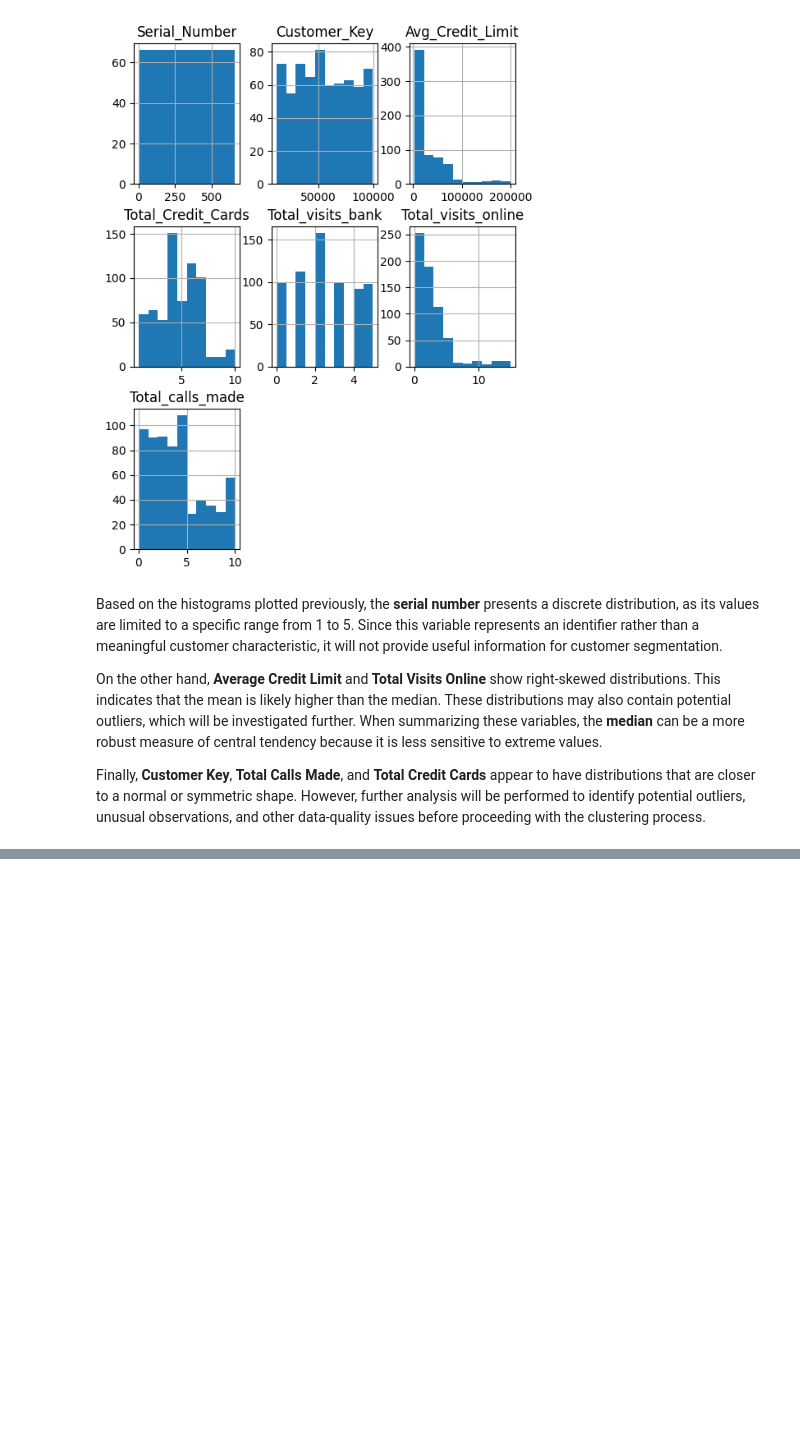
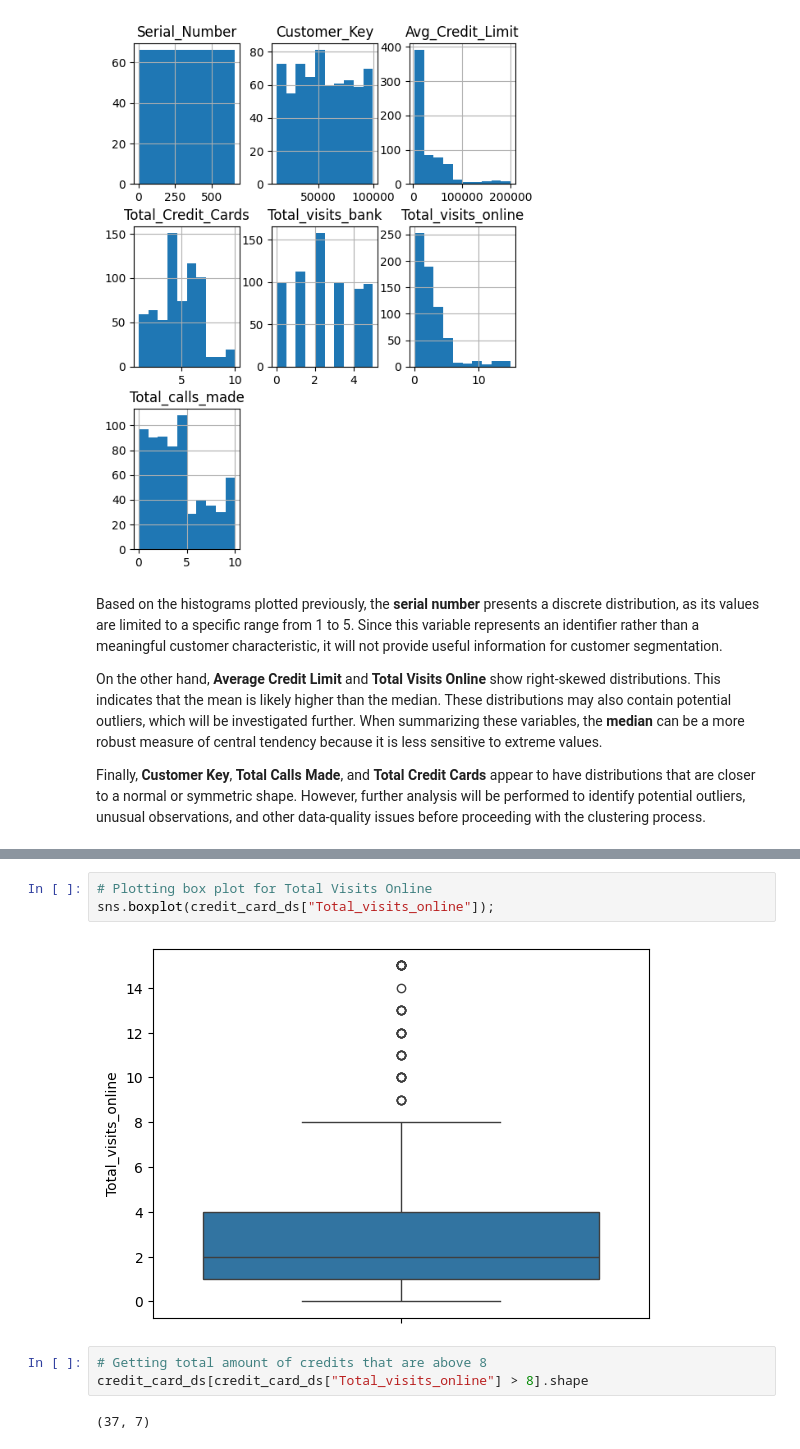
Before and after one commit to Alaninja1209/credit-card-customer-segmentation, a Jupyter notebook: CreditCard_CS_Cleaning_Stage.ipynb, the cells around one changed output, grey strips where cells are left out. Drawn from its saved outputs; the diff is of its cells as text; blank space fills up the shorter version.

```diff
--- a/CreditCard_CS_Cleaning_Stage.ipynb
+++ b/CreditCard_CS_Cleaning_Stage.ipynb
@@ -169,0 +192,10 @@ Finally, **Customer Key**, **Total Calls Made**, and **Total Credit Cards** appe
+# %%
+# Plotting box plot for Total Visits Online
+sns.boxplot(credit_card_ds["Total_visits_online"]);
+# %% [output]
+[figure, added]
+# %%
+# Getting total amount of credits that are above 8
+credit_card_ds[credit_card_ds["Total_visits_online"] > 8].shape
+# %% [output]
+(37, 7)
```
Also changed, not shown: parts of 5 cells of this notebook.
